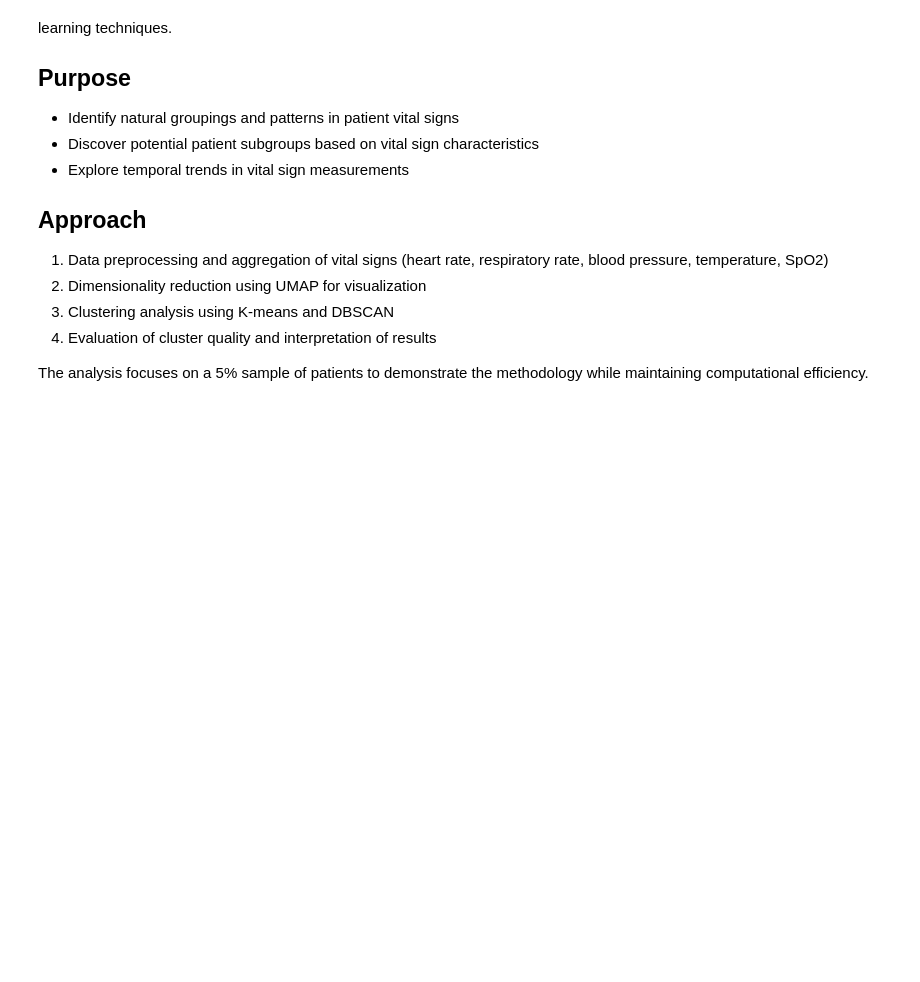
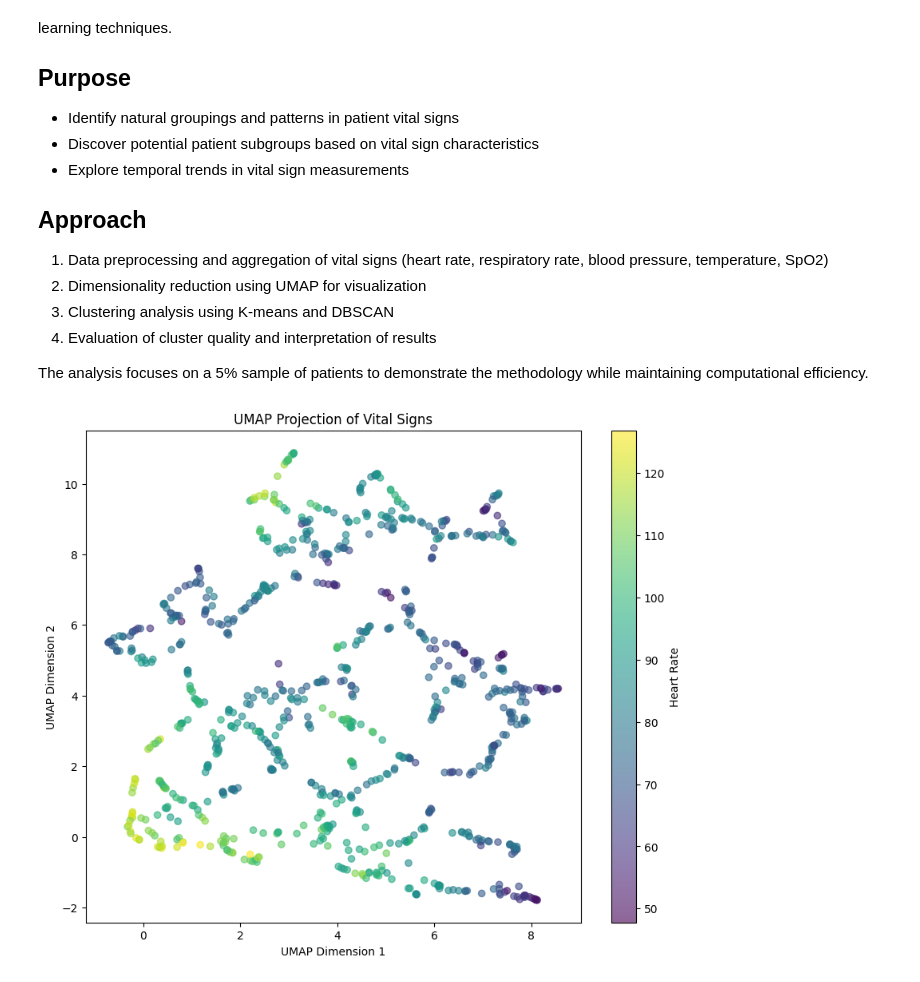
Before and after one commit to scscodes/standalone-notebooks, a Jupyter notebook: 01_unsupervised.ipynb, the cells around one changed output. Saved outputs shown, nothing was run; the diff lists cells and outputs as text; code cells hidden in the pictures; blank space fills up the shorter version.

```diff
--- a/01_unsupervised.ipynb
+++ b/01_unsupervised.ipynb
@@ -94,26 +94,41 @@ scaled_data = scaler.fit_transform(df[cols_vitals])
 # %%
 """
 Dimensionality Reduction
 ----------------------
-1. Apply UMAP for non-linear dimensionality reduction
-2. Configure UMAP parameters for optimal projection
-3. Generate 2D representation of vital signs
-4. Prepare visualization coordinates
+Applies UMAP for dimensionality reduction and visualization preparation.
 
-UMAP advantages:
+Process:
+1. Configure UMAP parameters for optimal projection
+2. Transform high-dimensional vital signs to 2D space
+3. Generate visualization coordinates
+4. Prepare data for clustering analysis
+
+Key benefits:
 - Preserves both local and global structure
 - Handles non-linear relationships effectively
 - Provides meaningful clusters for visualization
 """
 
 # UMAP configuration and transformation
-umap_reducer = umap.UMAP(
-    n_neighbors=15,
-    min_dist=0.1,
-    n_components=2,
-    random_state=42
+reducer = umap.UMAP(
+    n_neighbors=5,
+    min_dist=0.05,
+    random_state=42,
+    n_jobs=1
 )
+embedding = reducer.fit_transform(scaled_data)
+df['umap_x'] = embedding[:, 0]
+df['umap_y'] = embedding[:, 1]
 
-umap_embedding = umap_reducer.fit_transform(scaled_data)
-df['umap_x'] = umap_embedding[:, 0]
-df['umap_y'] = umap_embedding[:, 1]
+# Visualize UMAP projection
+plt.figure(figsize=(10, 8))
+plt.scatter(df['umap_x'], df['umap_y'],
+           c=df['heart_rate'], cmap='viridis',
+           alpha=0.6)
+plt.colorbar(label='Heart Rate')
+plt.title('UMAP Projection of Vital Signs')
+plt.xlabel('UMAP Dimension 1')
+plt.ylabel('UMAP Dimension 2')
+plt.show()
+# %% [output]
+[figure, added]
```
Also changed, not shown: parts of 9 cells of this notebook, 6 other files.
